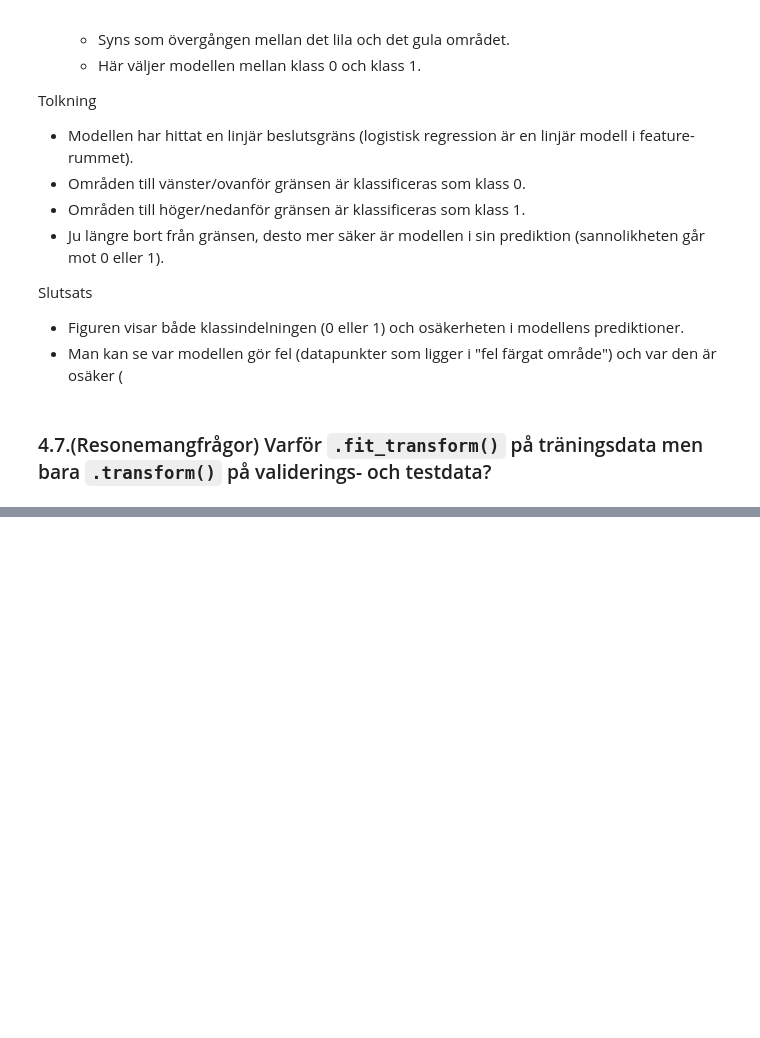
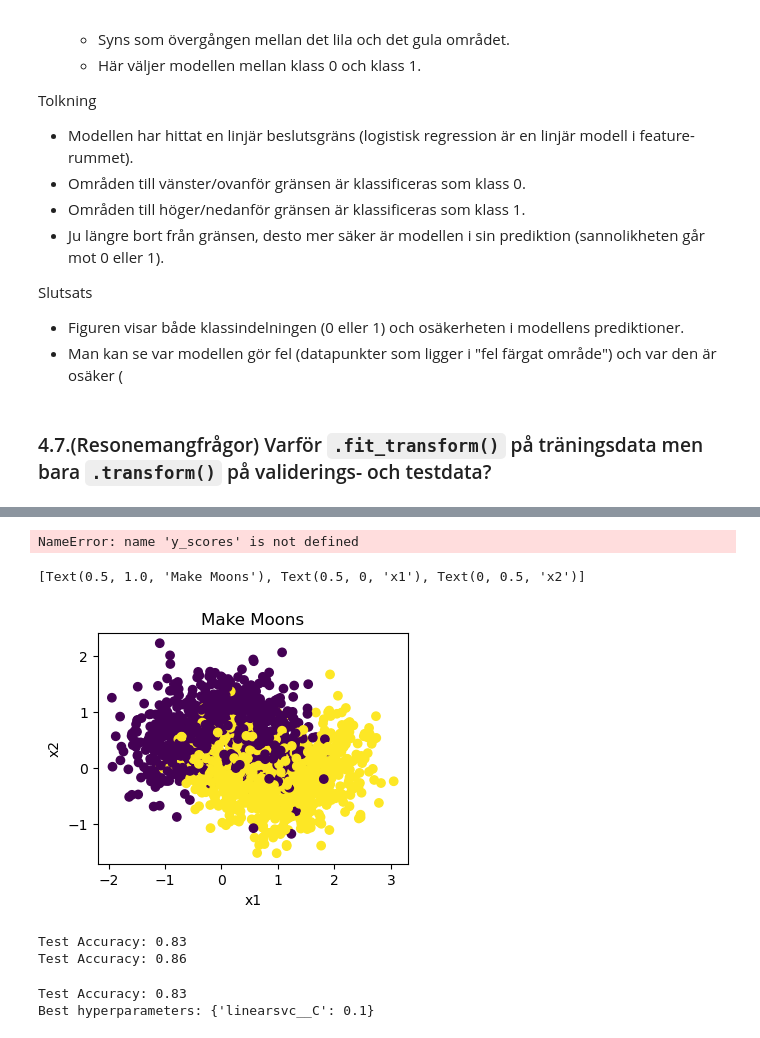
Before and after one commit to ManaInfectedRP/Skola-Python, a Jupyter notebook: Uppgifter.ipynb, the cells around one changed output, grey strips where cells are left out. Cells and saved outputs as stored; diff of their text form; code cells hidden in the pictures; blank space fills up the shorter version.

```diff
--- a/Uppgifter.ipynb
+++ b/Uppgifter.ipynb
@@ -2482,0 +2578,65 @@ X_test = scaler.transform(X_test)
+# %%
+# Sida 166
+from sklearn.metrics import roc_auc_score
+
+auc_score = roc_auc_score(y_true, y_scores)
+print("ROC-AUC Score:", round(auc_score, 2))
+# %% [output]
+NameError: name 'y_scores' is not defined
+# %%
+# Sida 167
+from sklearn.datasets import make_moons
+
+X, y = make_moons(n_samples=2000, noise=0.4, random_state=42)
+X_train, X_test, y_train, y_test = train_test_split(X, y, test_size=0.2, random_state=42)
+
+fig, ax = plt.subplots(figsize=(4, 3))
+ax.scatter(X_train[:, 0], X_train[:, 1], c=y_train)
+ax.set(title="Make Moons", xlabel="x1", ylabel="x2")
+# %% [output]
+[Text(0.5, 1.0, 'Make Moons'), Text(0.5, 0, 'x1'), Text(0, 0.5, 'x2')]
+[figure, added]
+# %%
+# Sida 173-174
+from sklearn.linear_model import LogisticRegression
+from sklearn.metrics import accuracy_score
+
+model_lr = LogisticRegression()
+model_lr.fit(X_train, y_train)
+y_pred = model_lr.predict(X_test)
+accuracy = accuracy_score(y_test, y_pred)
+print(f"Test Accuracy: {accuracy:.2f}")
+
+from sklearn.preprocessing import PolynomialFeatures
+from sklearn.pipeline import make_pipeline
+model_poly = make_pipeline(
+PolynomialFeatures(degree=3), LogisticRegression())
+model_poly.fit(X_train, y_train)
+y_pred = model_poly.predict(X_test)
+accuracy = accuracy_score(y_test, y_pred)
+print(f"Test Accuracy: {accuracy:.2f}")
+# %% [output]
+Test Accuracy: 0.83
+Test Accuracy: 0.86
+# %%
+# Sida 184-185
+from sklearn.svm import LinearSVC
+from sklearn.pipeline import make_pipeline
+from sklearn.model_selection import GridSearchCV
+model_linear_svc = make_pipeline(
+    StandardScaler(),
+    LinearSVC()
+)
+hyperparam_grid = {
+    'linearsvc__C': [0.01, 0.1, 1]
+}
+model_linear_svc_grid_search = GridSearchCV(model_linear_svc,
+hyperparam_grid, cv=5, scoring='accuracy')
+model_linear_svc_grid_search.fit(X_train, y_train)
+y_pred = model_linear_svc_grid_search.predict(X_test)
+accuracy = accuracy_score(y_test, y_pred)
+print(f"Test Accuracy: {accuracy:.2f}")
+print("Best hyperparameters:", model_linear_svc_grid_search.best_params_)
+# %% [output]
+Test Accuracy: 0.83
+Best hyperparameters: {'linearsvc__C': 0.1}
```
Also changed, not shown: parts of 13 cells of this notebook.
